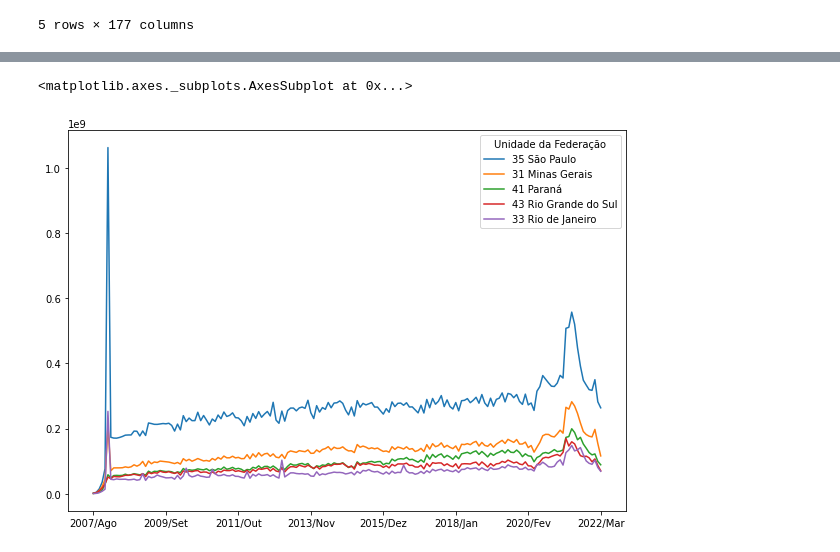
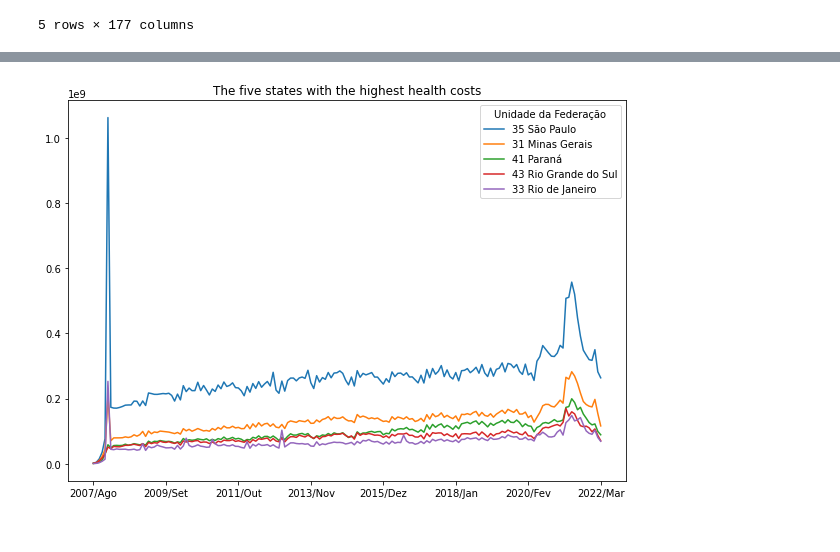
Before and after one commit to paulo-lins/EDA_datasus, a Jupyter notebook: EDA_tabnet.ipynb, the cells around one changed output, grey strips where cells are left out. Cells and saved outputs as stored; diff of their text form; code cells hidden in the pictures.

```diff
--- a/EDA_tabnet.ipynb
+++ b/EDA_tabnet.ipynb
@@ -424,7 +420,9 @@ dtype: float64
 # %%
 # now we will create the 'Total'. The same column we already drop.
-usable['Total'] = usable.sum(axis=1)
-usable.head()
+# usable['Total'] = usable.T.sum()
+# usable.T.tail()
+
+usable.T.head()
 # %% [output]
 |  | 2007/Ago | 2007/Set | 2007/Out | 2007/Nov | 2007/Dez | 2008/Jan | 2008/Fev | 2008/Mar | 2008/Abr | ... |
 | Unidade da Federação |  |  |  |  |  |  |  |  |  | ... |
@@ -439,9 +437,4 @@ usable.head()
 # First we will sort values using 'Total' column
 # so let's reassign our dataframe to 'sort_total'
 
-sort_total = usable.sort_values(by='Total', ascending=False)
-
-# Then again we will drop the 'Total' column
-
-sort_total = sort_total.drop('Total', axis=1)
-sort_total.head() # now, we can see the 5 states with the highest healthcare costs
+sort_total = usable.T.sort_values(by='Total', ascending=False)
@@ -457,6 +467,8 @@ sort_total.head() # now, we can see the 5 states with the highest healthcare cos
 # %%
 # now, we will plot the five states with the highest health costs
-sort_total[:5].T.plot(figsize=(10,7))
+# for now we will use 'sort_total.head(5)'
+
+sort_total.head(5).T.plot(figsize=(10,7))
+plt.title('The five states with the highest health costs');
 # %% [output]
-<matplotlib.axes._subplots.AxesSubplot at 0x...>
-[figure, old version]
+[figure, new version]
```
Also changed, not shown: parts of 34 cells of this notebook.
